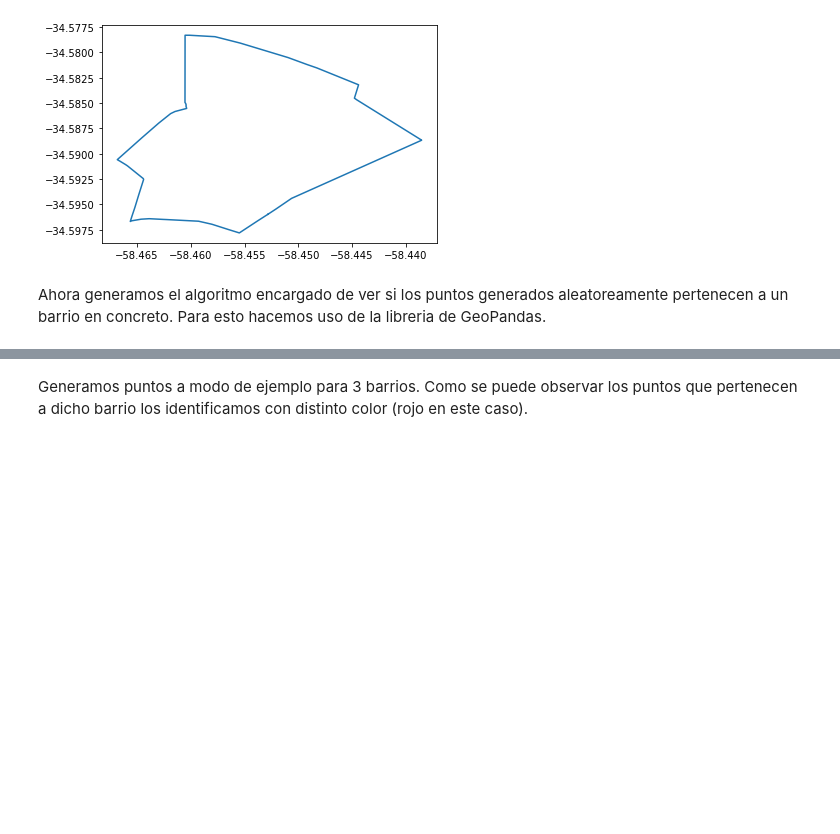
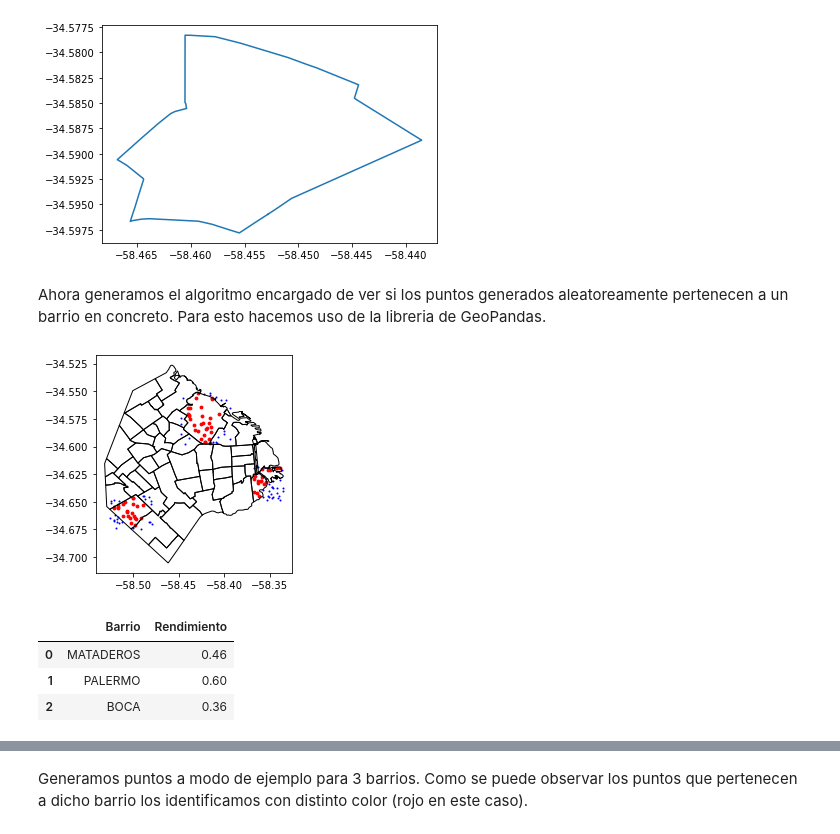
Before and after one commit to delpinor/tp-simulacion, a Jupyter notebook: TP1/ej_01.ipynb, the cells around one changed output, grey strips where cells are left out. Saved outputs shown, nothing was run; the diff lists cells and outputs as text; code cells hidden in the pictures; blank space fills up the shorter version.

Commit message:
agrego el ploteo por barrio

```diff
--- a/TP1/ej_01.ipynb
+++ b/TP1/ej_01.ipynb
@@ -941,0 +929,3 @@ df_capital_federal
+# %%
+caba = gpd.GeoDataFrame.from_file('caba_barrios.json')
+caba
@@ -988,0 +1018,9 @@ def generar_puntos_en_caba(barrio,cant_puntos):
+# %%
+rendimiento= generar_puntos_en_caba_para_barrios(["MATADEROS","PALERMO","BOCA"],50)
+rendimiento
+# %% [output]
+[figure, added]
+|  | Barrio | Rendimiento |
+| 0 | MATADEROS | 0.46 |
+| 1 | PALERMO | 0.60 |
+| 2 | BOCA | 0.36 |
```
Also changed, not shown: parts of 13 cells of this notebook.
